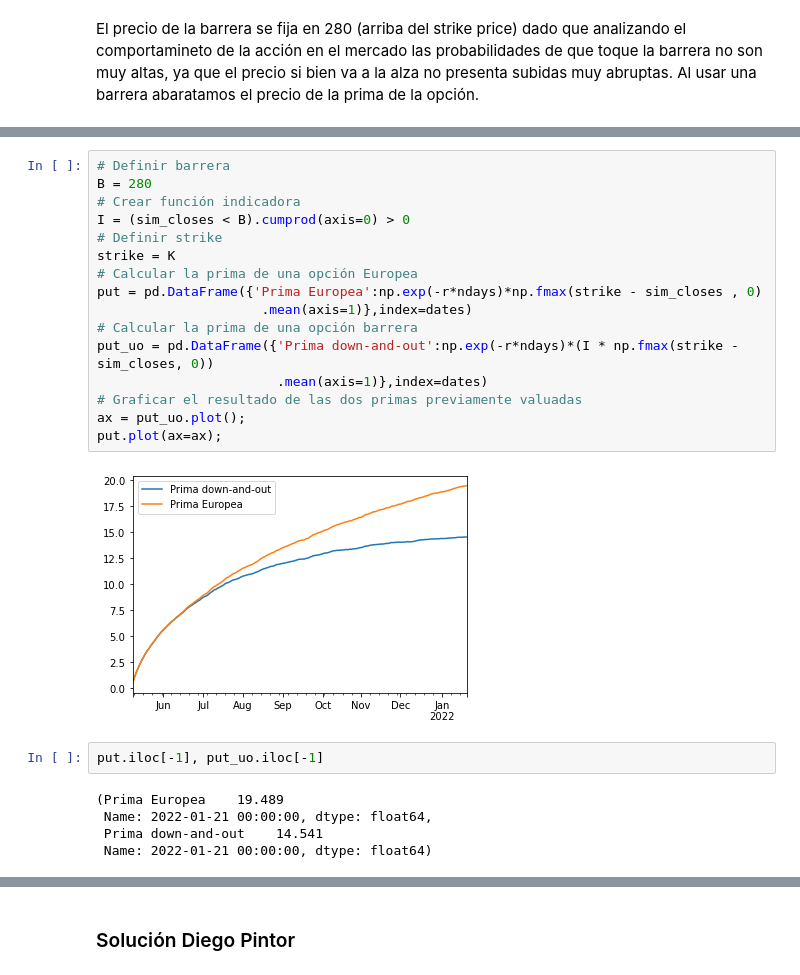
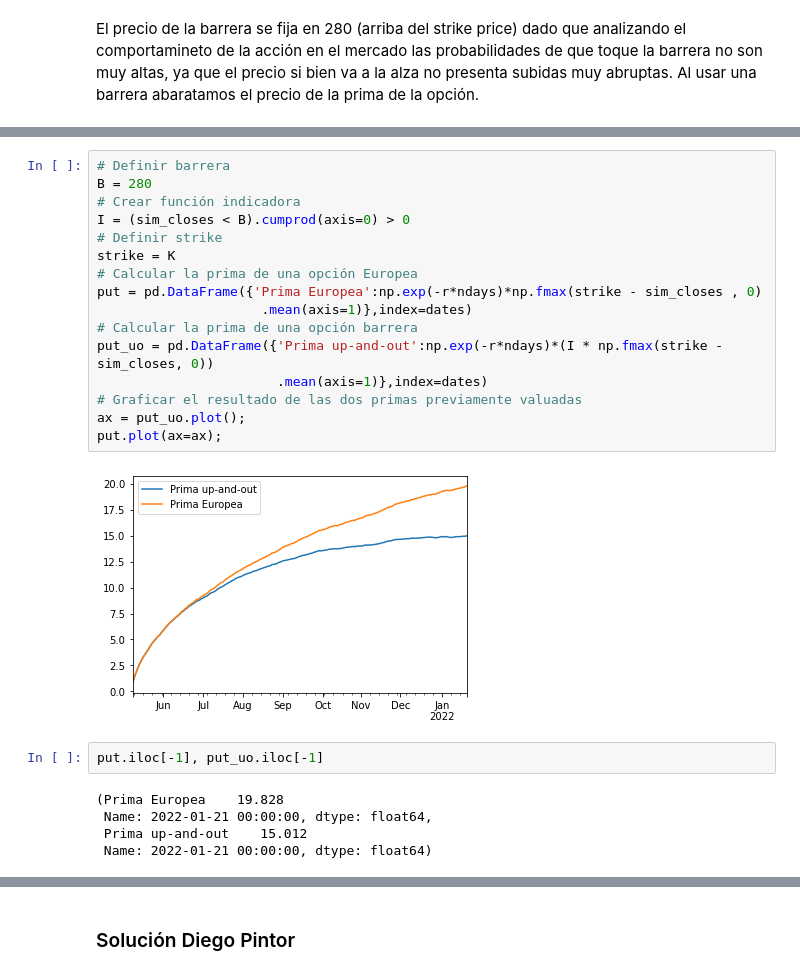
Before and after one commit to PintorOD1997/ProyectoConjunto_LEspinosa_DPintor, a Jupyter notebook: ProyectoConjunto_3_Tarea11_LEspinosa_DPintor.ipynb, the cells around one changed output, grey strips where cells are left out. Drawn from its saved outputs; the diff is of its cells as text.

```diff
--- a/ProyectoConjunto_3_Tarea11_LEspinosa_DPintor.ipynb
+++ b/ProyectoConjunto_3_Tarea11_LEspinosa_DPintor.ipynb
@@ -571,25 +600,25 @@ K, S0
 # %%
 # Definir barrera
 B = 280
 # Crear función indicadora
 I = (sim_closes < B).cumprod(axis=0) > 0
 # Definir strike
 strike = K
 # Calcular la prima de una opción Europea
 put = pd.DataFrame({'Prima Europea':np.exp(-r*ndays)*np.fmax(strike - sim_closes , 0)
                      .mean(axis=1)},index=dates)
 # Calcular la prima de una opción barrera
-put_uo = pd.DataFrame({'Prima down-and-out':np.exp(-r*ndays)*(I * np.fmax(strike - sim_closes, 0))
+put_uo = pd.DataFrame({'Prima up-and-out':np.exp(-r*ndays)*(I * np.fmax(strike - sim_closes, 0))
                        .mean(axis=1)},index=dates)
 # Graficar el resultado de las dos primas previamente valuadas
 ax = put_uo.plot();
 put.plot(ax=ax);
 # %% [output]
-[figure, old version]
+[figure, new version]
 # %%
 put.iloc[-1], put_uo.iloc[-1]
 # %% [output]
-(Prima Europea    19.489
+(Prima Europea    19.828
  Name: 2022-01-21 00:00:00, dtype: float64,
- Prima down-and-out    14.541
+ Prima up-and-out    15.012
  Name: 2022-01-21 00:00:00, dtype: float64)
```
Also changed, not shown: parts of 40 cells of this notebook.
